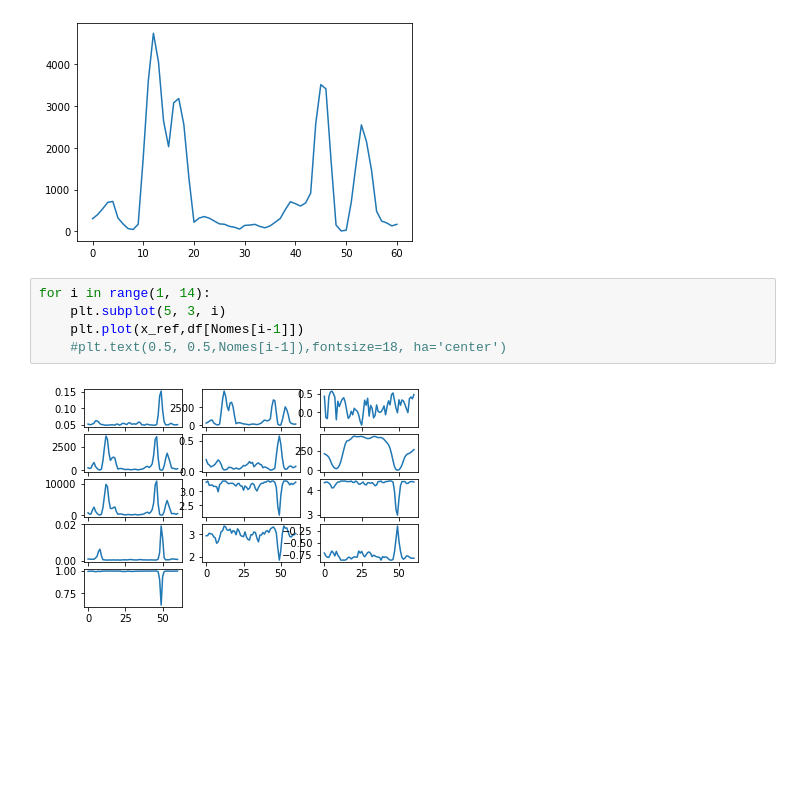
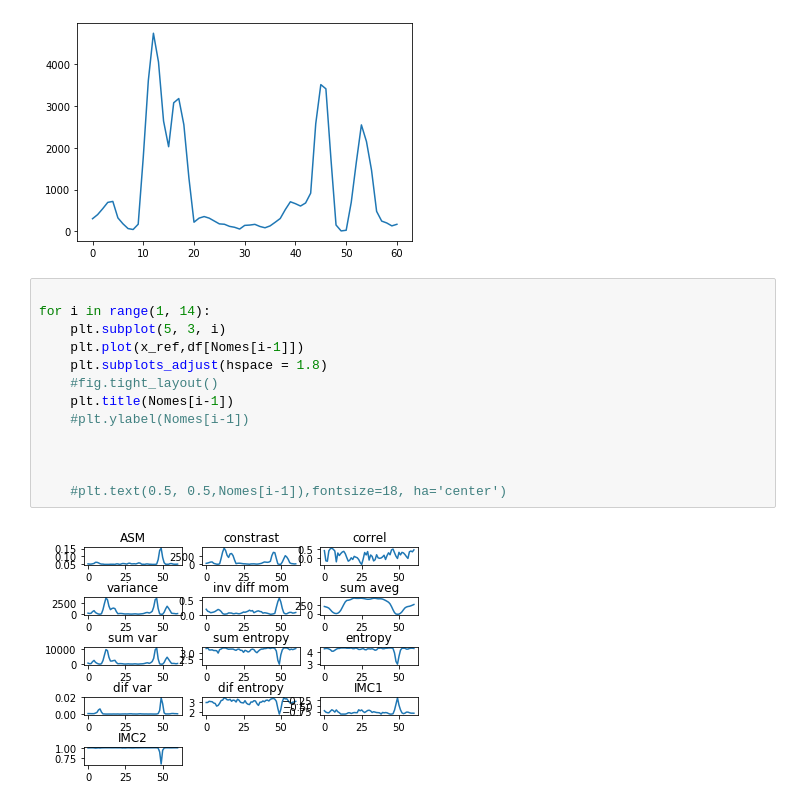
Before and after one commit to ucfilho/marquesgabi, a Jupyter notebook: Mahotas_Fracionado_teste_004_nov_11_2019.ipynb, the cells around one changed output. Saved outputs shown, nothing was run; the diff lists cells and outputs as text; blank space fills up the shorter version.

```diff
--- a/Mahotas_Fracionado_teste_004_nov_11_2019.ipynb
+++ b/Mahotas_Fracionado_teste_004_nov_11_2019.ipynb
@@ -190,9 +190,17 @@ plt.plot(x_ref,df['constrast'])
 [<matplotlib.lines.Line2D at 0x...>]
 [figure]
 # %%
+
 for i in range(1, 14):
     plt.subplot(5, 3, i)
     plt.plot(x_ref,df[Nomes[i-1]])
+    plt.subplots_adjust(hspace = 1.8)
+    #fig.tight_layout()
+    plt.title(Nomes[i-1])
+    #plt.ylabel(Nomes[i-1])
+
+
+
     #plt.text(0.5, 0.5,Nomes[i-1]),fontsize=18, ha='center')
 # %% [output]
-[figure, old version]
+[figure, new version]
```
